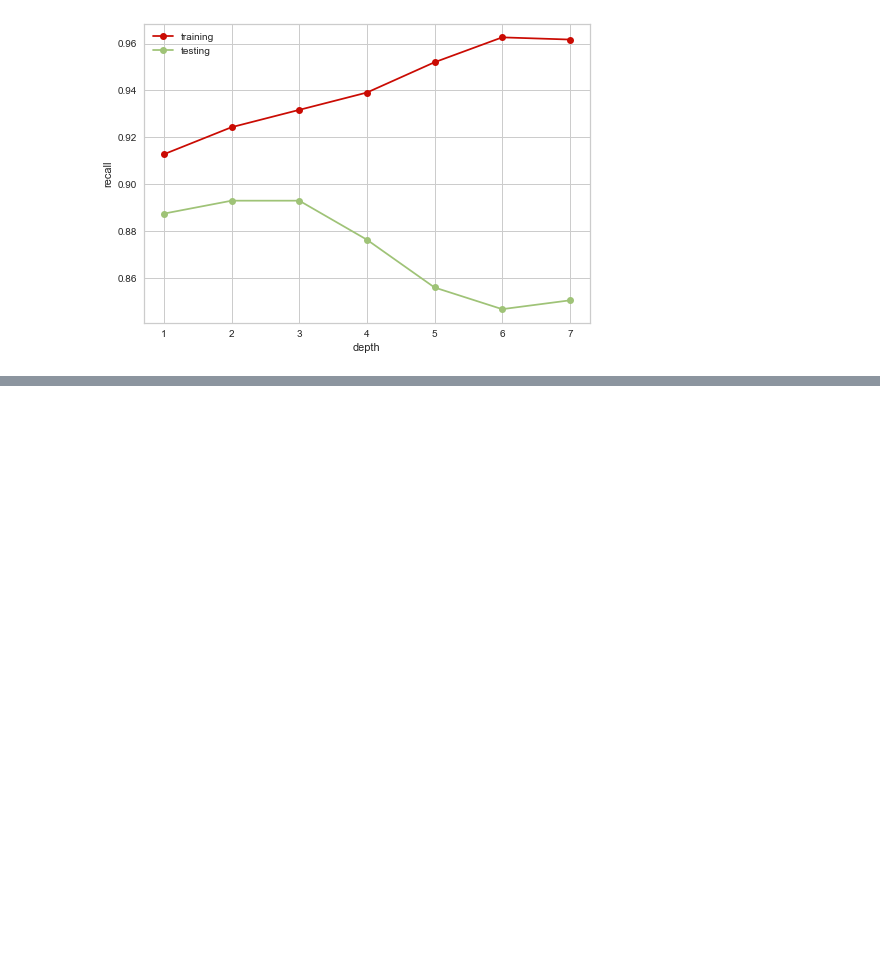
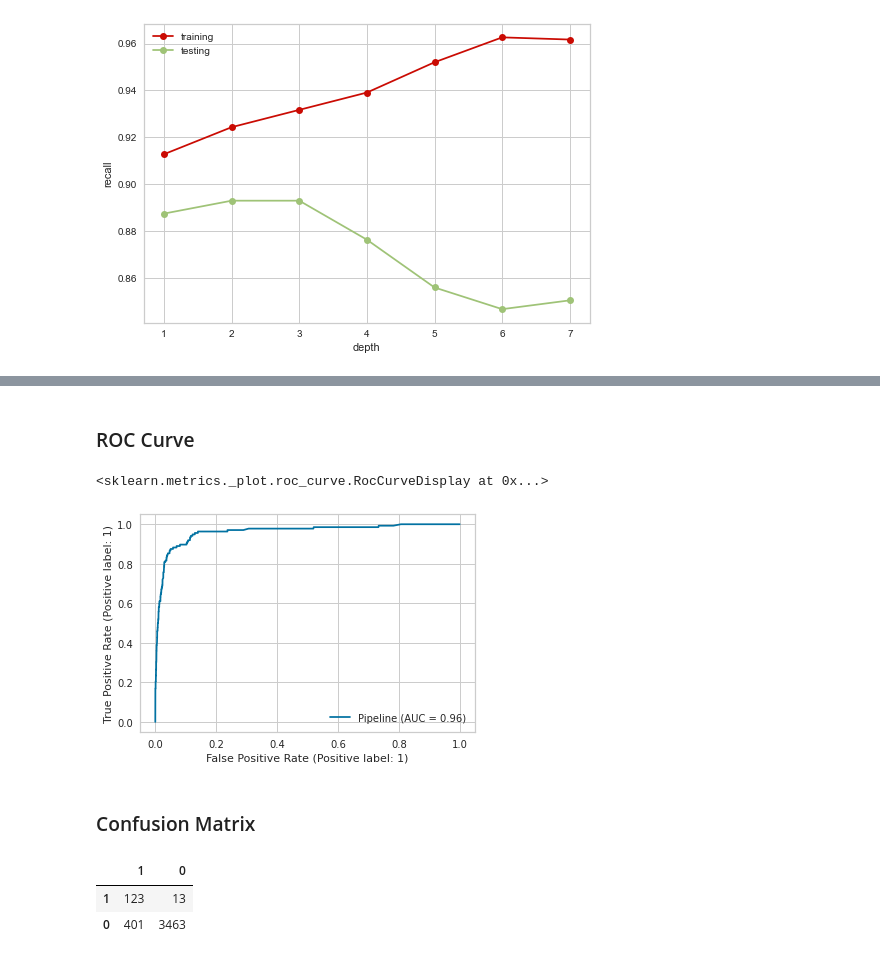
Before and after one commit to zhuofan-16/Machine_Failure_Prediction, a Jupyter notebook: Machine_Classification.ipynb, the cells around one changed output, grey strips where cells are left out. Saved outputs shown, nothing was run; the diff lists cells and outputs as text; code cells hidden in the pictures; blank space fills up the shorter version.

```diff
--- a/Machine_Classification.ipynb
+++ b/Machine_Classification.ipynb
@@ -720,0 +755,16 @@ record
+# %%
+Final = imbpipeline([
+    ('Imputation',preproc),
+    ('DF Converter',DfConverter()),
+    ('SMOTE NC Oversampling',SMOTENC(categorical_features=colselect,n_jobs=-1)),
+    ('DF Converter1',DfConverter()),
+    ('Data Preprocessing', data_preprocessing),
+
+    ('Model', HistGradientBoostingClassifier(max_depth=2))
+])
+Final.fit(x_train,y_train)
+
+
+y_pred=Final.predict(x_test)
+
+recall_score(y_test,y_pred)
@@ -720,0 +802,15 @@ record
+# %% [markdown]
+### ROC Curve
+# %%
+plot_roc_curve(Final,x_test,y_test)
+# %% [output]
+<sklearn.metrics._plot.roc_curve.RocCurveDisplay at 0x...>
+[figure, added]
+# %% [markdown]
+### Confusion Matrix
+# %%
+pd.DataFrame(confusion_matrix(y_test,y_pred)).reindex([1,0])[[1,0]]
+# %% [output]
+|  | 1 | 0 |
+| 1 | 123 | 13 |
+| 0 | 401 | 3463 |
```
Also changed, not shown: parts of 33 cells of this notebook.
